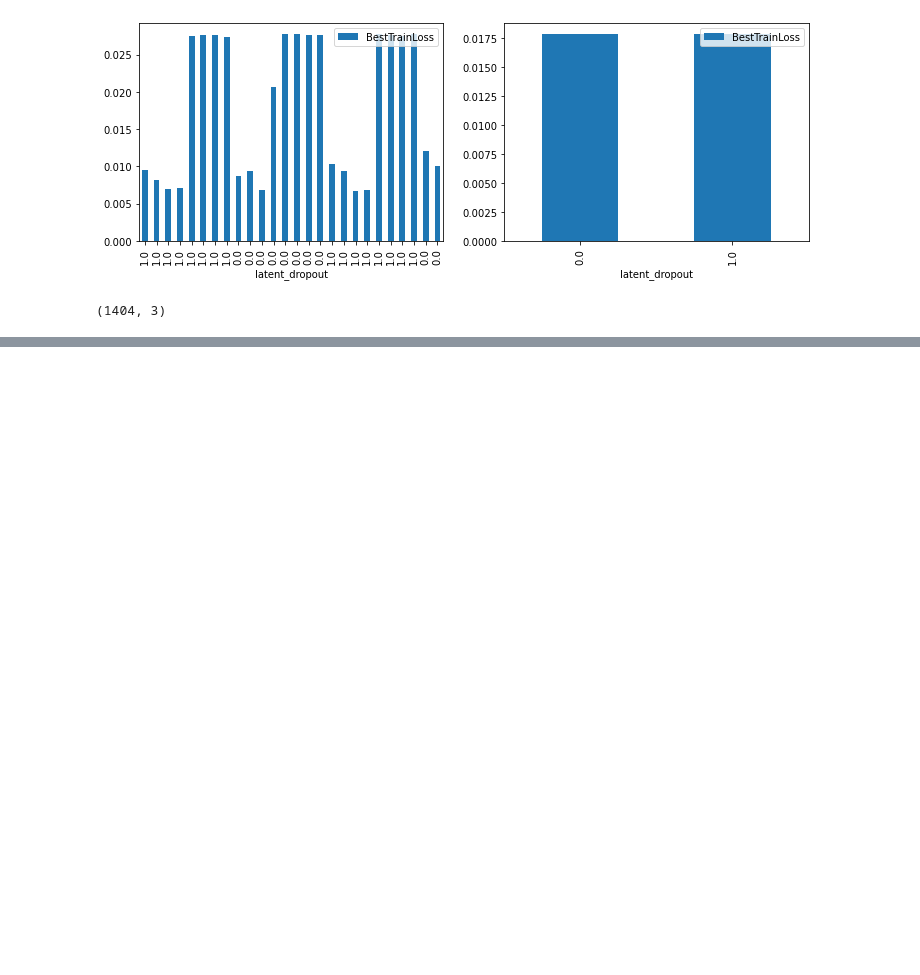
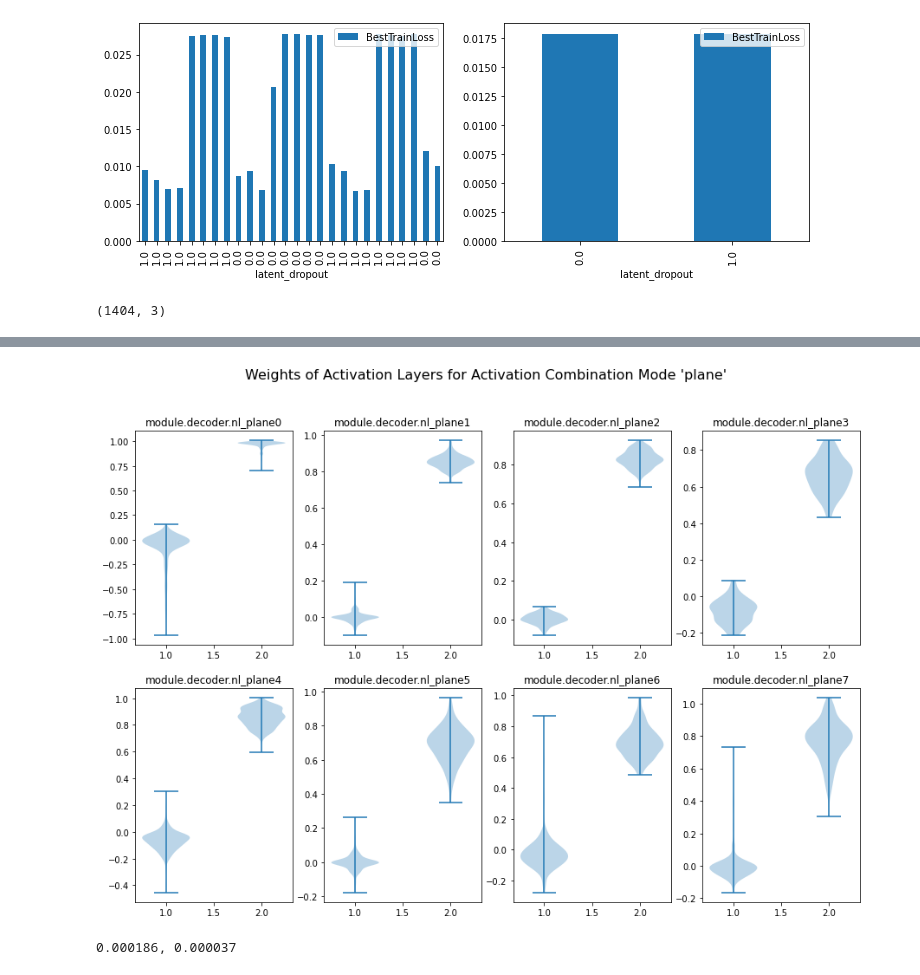
Before and after one commit to philippwulff/Deep3DComp, a Jupyter notebook: test.ipynb, the cells around one changed output, grey strips where cells are left out. Drawn from its saved outputs; the diff is of its cells as text; code cells hidden in the pictures; blank space fills up the shorter version.

```diff
--- a/test.ipynb
+++ b/test.ipynb
@@ -229,0 +243,19 @@ mesh.faces.shape
+# %%
+import torch
+from matplotlib import pyplot as plt
+chckpt = torch.load("/home/shared/deepsdfcomp/searches/double_nonlinearity/plane/ModelParameters/latest.pth")
+fig, axes = plt.subplots(2, 4, figsize=(15,10))
+fig.suptitle("Weights of Activation Layers for Activation Combination Mode 'plane'", fontsize=16)
+for i, (k,v) in enumerate([(kk, vv) for kk, vv in chckpt["model_state_dict"].items() if "nl_plane" in kk][:8]):
+    ax = axes[i//4,i%4]
+    ax.set_title(k)
+    vplot = ax.violinplot(v.detach().cpu().numpy(), showmeans=False, showextrema=True)
+plt.show()
+# %% [output]
+[figure, added]
+# %%
+import pandas as pd
+data = pd.read_csv("/home/shared/deepsdfcomp/searches/double_nonlinearity/siren_latentsize=150_width=256/Evaluation/2000/chamfer.csv", delimiter=';')
+print(f"{data['chamfer_dist'].mean():5f}, {data['chamfer_dist'].median():5f}")
+# %% [output]
+0.000186, 0.000037
```
Also changed, not shown: parts of 2 cells of this notebook, 2 other files.
